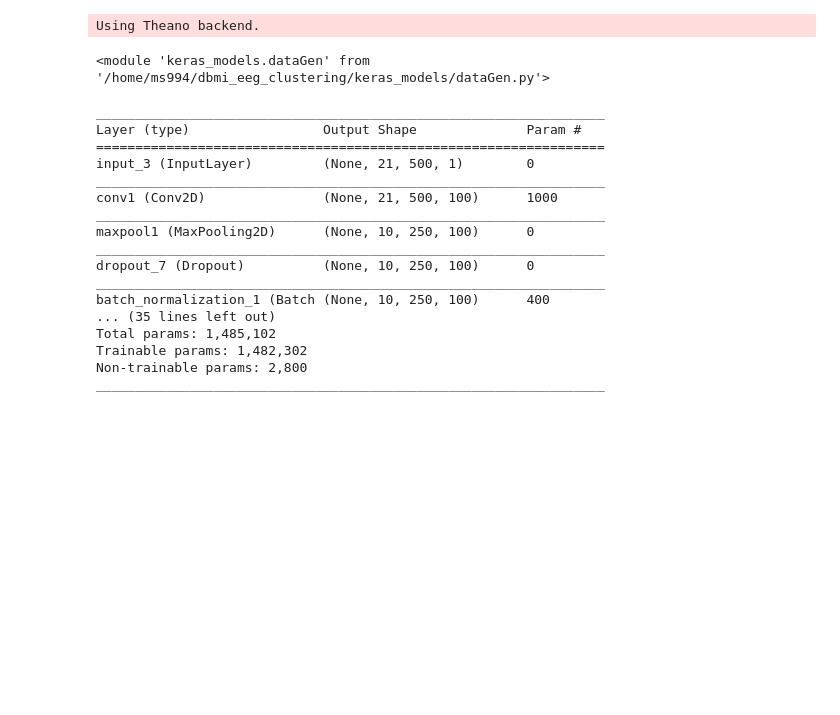
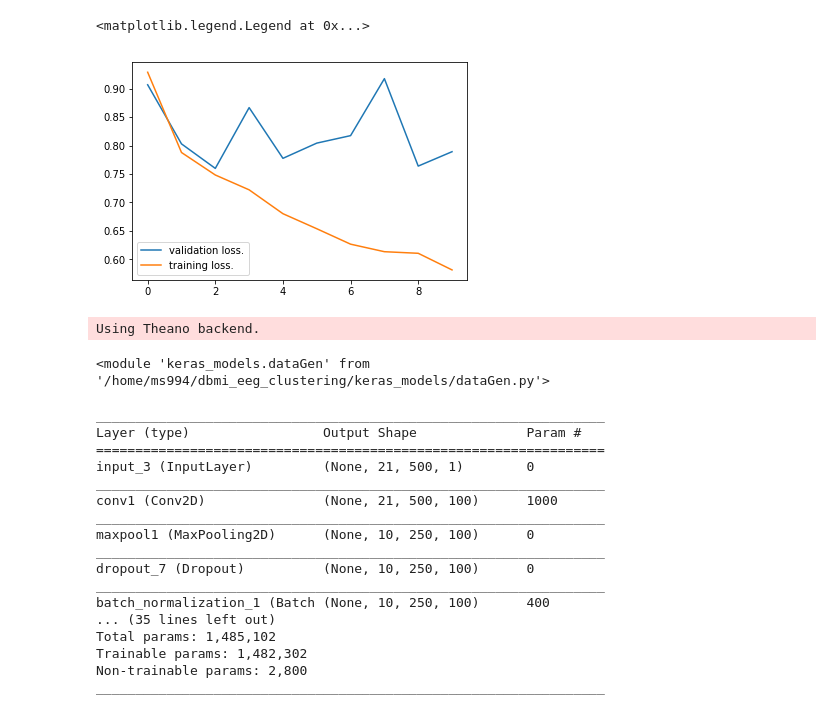
Before and after one commit to Saqibm128/eeg-tasks, a Jupyter notebook: notebooks/CNN Keras.ipynb, the cells around one changed output. Cells and saved outputs as stored; diff of their text form; code cells hidden in the pictures; blank space fills up the shorter version.

```diff
--- a/notebooks/CNN Keras.ipynb
+++ b/notebooks/CNN Keras.ipynb
@@ -29,3 +80,10 @@ import time
+# %%
+plt.plot(results["val_loss"])
+plt.plot(results["loss"])
+plt.legend(["validation loss.", 'training loss.'])
+# %% [output]
+<matplotlib.legend.Legend at 0x...>
+[figure, added]
 # %%
 import keras
 from keras.models import Sequential, load_model
```
Also changed, not shown: parts of 1 cell of this notebook, 4 other files.
